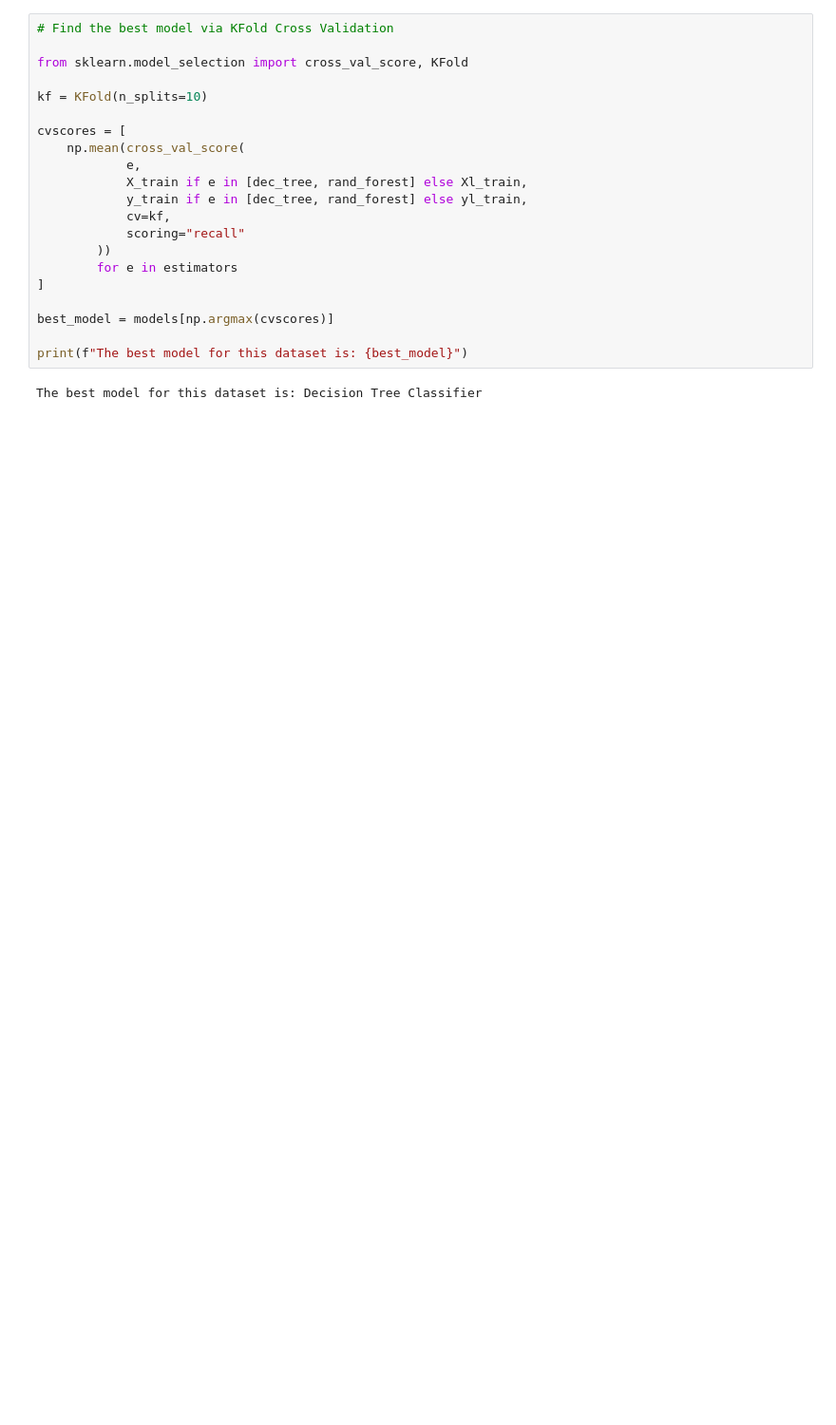
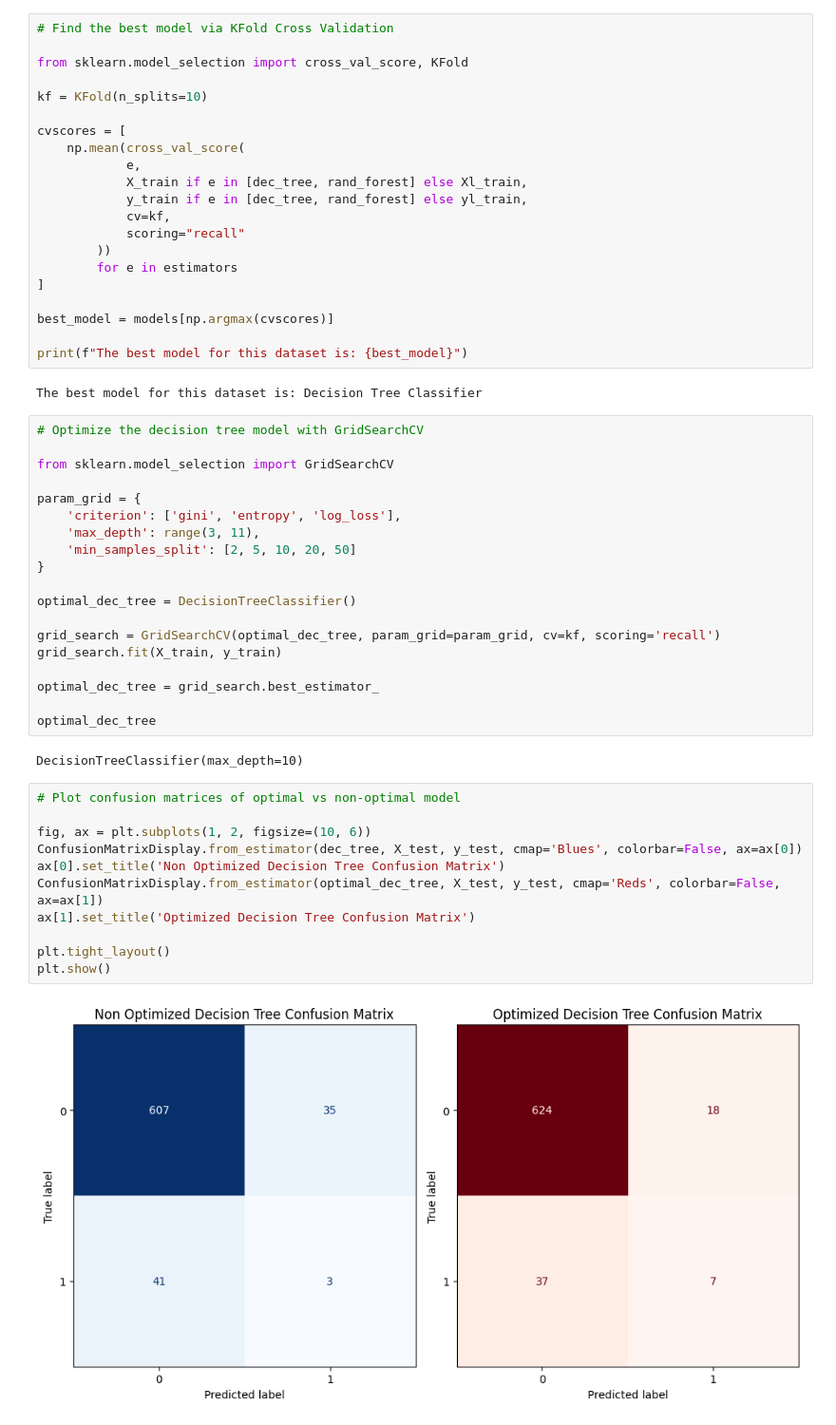
Before and after one commit to hxza1fa/AI-Internship, a Jupyter notebook: week3/machine-learning/classification/stroke-classification.ipynb, the cells around one changed output. Shown at 95% size. Saved outputs shown, nothing was run; the diff lists cells and outputs as text; blank space fills up the shorter version.

```diff
--- a/week3/machine-learning/classification/stroke-classification.ipynb
+++ b/week3/machine-learning/classification/stroke-classification.ipynb
@@ -388,3 +388,37 @@ best_model = models[np.argmax(cvscores)]
 print(f"The best model for this dataset is: {best_model}")
 # %% [output]
 The best model for this dataset is: Decision Tree Classifier
+# %%
+# Optimize the decision tree model with GridSearchCV
+
+from sklearn.model_selection import GridSearchCV
+
+param_grid = {
+    'criterion': ['gini', 'entropy', 'log_loss'],
+    'max_depth': range(3, 11),
+    'min_samples_split': [2, 5, 10, 20, 50]
+}
+
+optimal_dec_tree = DecisionTreeClassifier()
+
+grid_search = GridSearchCV(optimal_dec_tree, param_grid=param_grid, cv=kf, scoring='recall')
+grid_search.fit(X_train, y_train)
+
+optimal_dec_tree = grid_search.best_estimator_
+
+optimal_dec_tree
+# %% [output]
+DecisionTreeClassifier(max_depth=10)
+# %%
+# Plot confusion matrices of optimal vs non-optimal model
+
+fig, ax = plt.subplots(1, 2, figsize=(10, 6))
+ConfusionMatrixDisplay.from_estimator(dec_tree, X_test, y_test, cmap='Blues', colorbar=False, ax=ax[0])
+ax[0].set_title('Non Optimized Decision Tree Confusion Matrix')
+ConfusionMatrixDisplay.from_estimator(optimal_dec_tree, X_test, y_test, cmap='Reds', colorbar=False, ax=ax[1])
+ax[1].set_title('Optimized Decision Tree Confusion Matrix')
+
+plt.tight_layout()
+plt.show()
+# %% [output]
+[figure, added]
```
Also changed, not shown: parts of 1 cell of this notebook, 28 other files.
